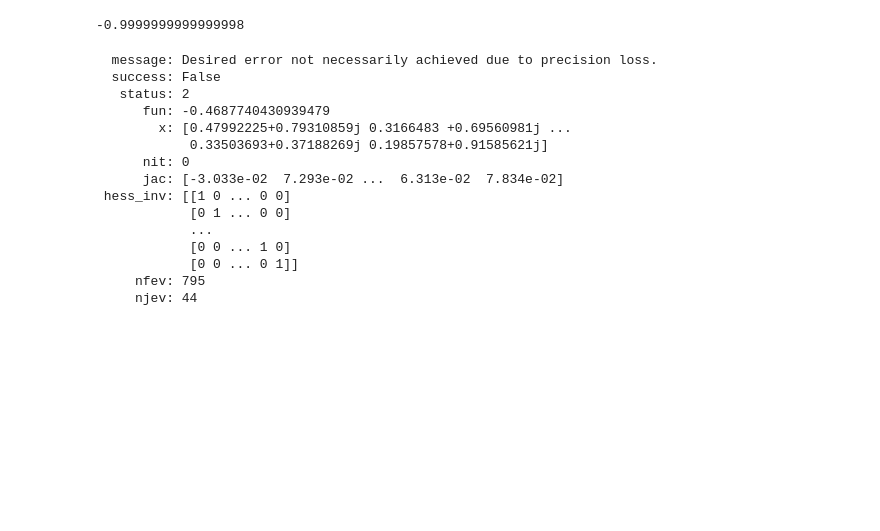
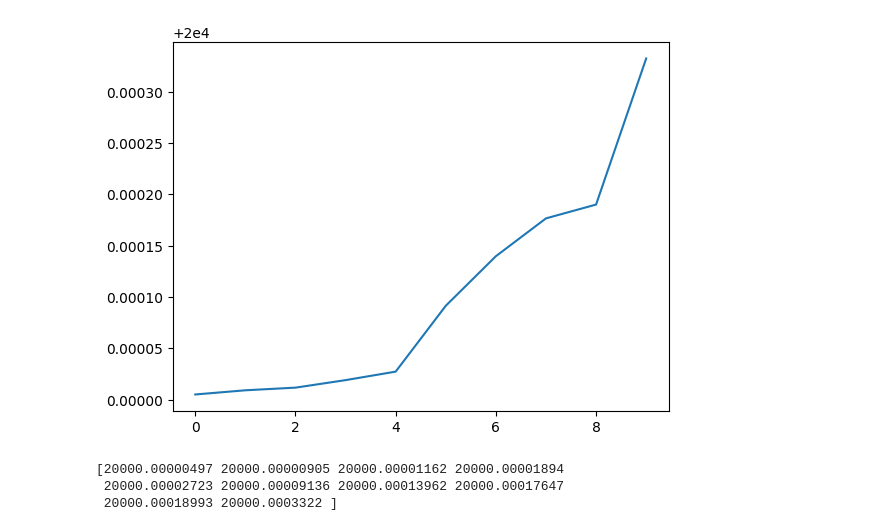
Before and after one commit to andrea-lizzit/iQuHACK24-F-AFFMP, a Jupyter notebook: CCZ.ipynb, the cells around one changed output. Cells and saved outputs as stored; diff of their text form; code cells hidden in the pictures; blank space fills up the shorter version.

```diff
--- a/CCZ.ipynb
+++ b/CCZ.ipynb
@@ -75,2 +143,39 @@ def permanent_a(U_matrix):
+# %%
+#cost function
+def cost_fun(U_vector):
+    #reshape to matrix
+    U = U_vector.reshape(N,N)
+    U = U/ np.linalg.norm(U,2)
+    A_vect = return_permanents(U)
+
+    F = ((np.dot(A_target, A_vect))**2)/(8*np.linalg.norm(A_vect)**2)
+
+    S = A_vect[0]**2            #success probability
+
+    return -1*(20000*F + S )
+# %%
+cost_final = []
+U_matrix_final = []
+for i in range(10):
+    U_init = U_matrices[49-i]
+    minimum = minimize(cost_fun, U_init, method='BFGS', tol=1e-4)#, constraints=[nonlinear_constraint])
+    cost_final.append(-1*minimum.fun)
+    U_matrix_final.append(minimum.x) #minimum.x
+
+cost_final = np.array(cost_final)
+U_matrix_final = np.array(U_matrix_final)
+sorted_indices_fin = np.argsort(cost_final)
+cost_final = cost_final[sorted_indices_fin]
+U_matrix_final = U_matrix_final[sorted_indices_fin]
+
+plt.plot(cost_final)
+plt.show()
+
+print(cost_final)
+# %% [output]
+[figure, added]
+[20000.00000497 20000.00000905 20000.00001162 20000.00001894
+ 20000.00002723 20000.00009136 20000.00013962 20000.00017647
+ 20000.00018993 20000.0003322 ]
 # %%
 #cost function
@@ -89,11 +191,0 @@ def cost_fun(U_vector):
-# %%
-test = np.array([
-    [-1/3, -np.sqrt(2)/3, np.sqrt(2)/3, 2/3],
-    [np.sqrt(2)/3, -1/3, -2/3, np.sqrt(2)/3],
-    [-np.sqrt(3+np.sqrt(6))/3, np.sqrt(3-np.sqrt(6))/3, -np.sqrt((3+np.sqrt(6))/2)/3, np.sqrt(1/6-1/(3*np.sqrt(6)))],
-    [-np.sqrt(3-np.sqrt(6))/3, -np.sqrt(3+np.sqrt(6))/3, -np.sqrt(1/6-1/(3*np.sqrt(6))), -np.sqrt((3+np.sqrt(6))/2)/3]
-])
-return_permanents(test)
-cost_fun(test.flatten())
-# %% [output]
--0.9999999999999998
@@ -115,21 +191,0 @@ nonlinear_constraint = NonlinearConstraint(constraint_norm1, 0, 0)
-# %%
-#minimization
-U_init = U_init.flatten()
-minimum = minimize(cost_fun, U_init, method='BFGS')#, constraints=[constraint])
-print(minimum)
-# %% [output]
-  message: Desired error not necessarily achieved due to precision loss.
-  success: False
-   status: 2
-      fun: -0.4687740430939479
-        x: [0.47992225+0.79310859j 0.3166483 +0.69560981j ...
-            0.33503693+0.37188269j 0.19857578+0.91585621j]
-      nit: 0
-      jac: [-3.033e-02  7.293e-02 ...  6.313e-02  7.834e-02]
- hess_inv: [[1 0 ... 0 0]
-            [0 1 ... 0 0]
-            ...
-            [0 0 ... 1 0]
-            [0 0 ... 0 1]]
-     nfev: 795
-     njev: 44
```
Also changed, not shown: parts of 14 cells of this notebook, 1 other file.
